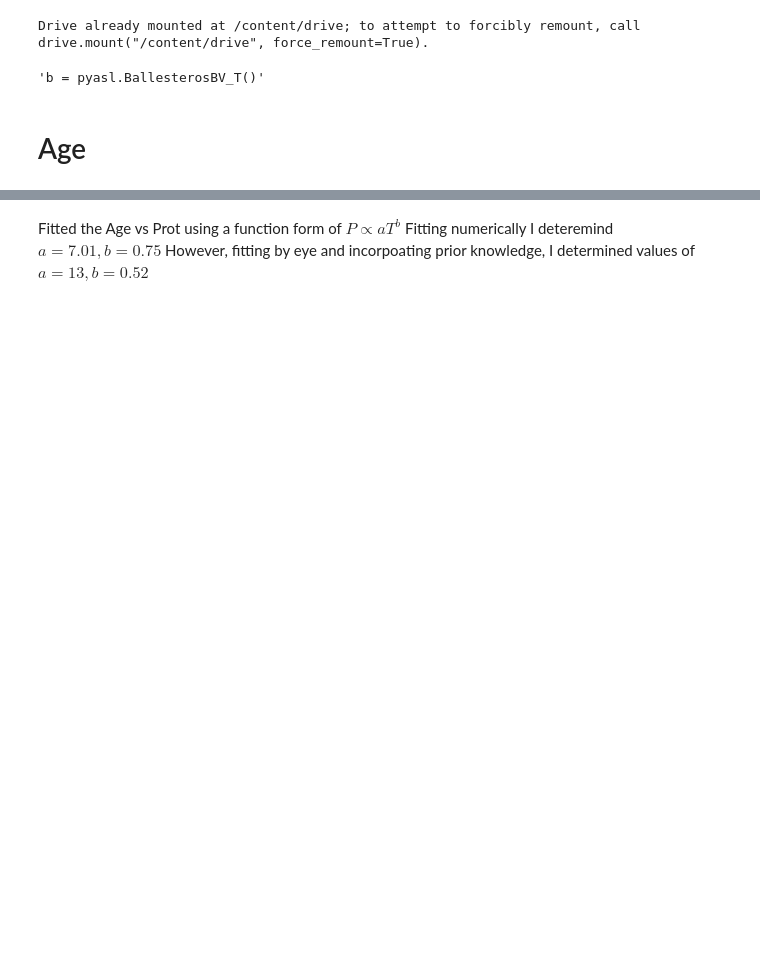
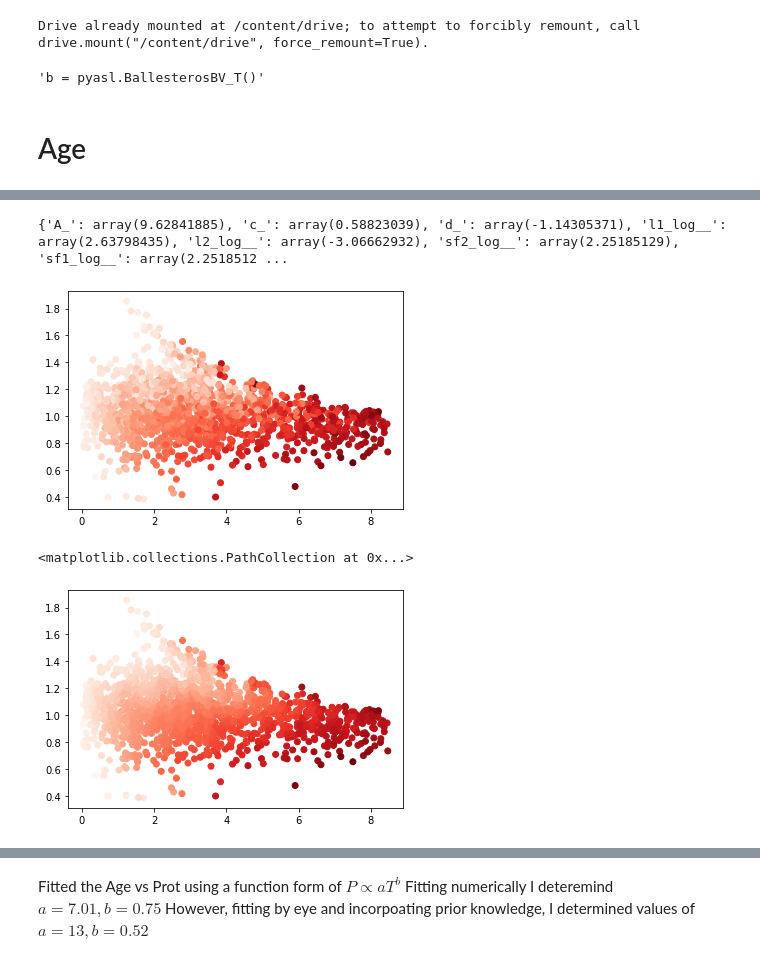
Before and after one commit to ni-phy/year4-project, a Jupyter notebook: Henry/3d_fitting.ipynb, the cells around one changed output, grey strips where cells are left out. Saved outputs shown, nothing was run; the diff lists cells and outputs as text; code cells hidden in the pictures; blank space fills up the shorter version.

```diff
--- a/Henry/3d_fitting.ipynb
+++ b/Henry/3d_fitting.ipynb
@@ -97,0 +215,21 @@ plt.legend()
+# %%
+print(mp)
+# %% [output]
+{'A_': array(9.62841885), 'c_': array(0.58823039), 'd_': array(-1.14305371), 'l1_log__': array(2.63798435), 'l2_log__': array(-3.06662932), 'sf2_log__': array(2.25185129), 'sf1_log__': array(2.2518512 ...
+# %%
+
+## try and predict outside of age range.
+
+mu, var = gp.predict(X, point=mp, diag=True, pred_noise=False)
+
+
+mean = mp['A_'] * Age**mp['c_']    * Mass **(mp['d_'])
+
+plt.scatter(Age, Mass, c=Prot, cmap='Reds')
+plt.show()
+
+plt.scatter (Age, Mass, c = mean + mu , cmap='Reds')
+# %% [output]
+[figure, added]
+<matplotlib.collections.PathCollection at 0x...>
+[figure, added]
```
Also changed, not shown: parts of 16 cells of this notebook.
